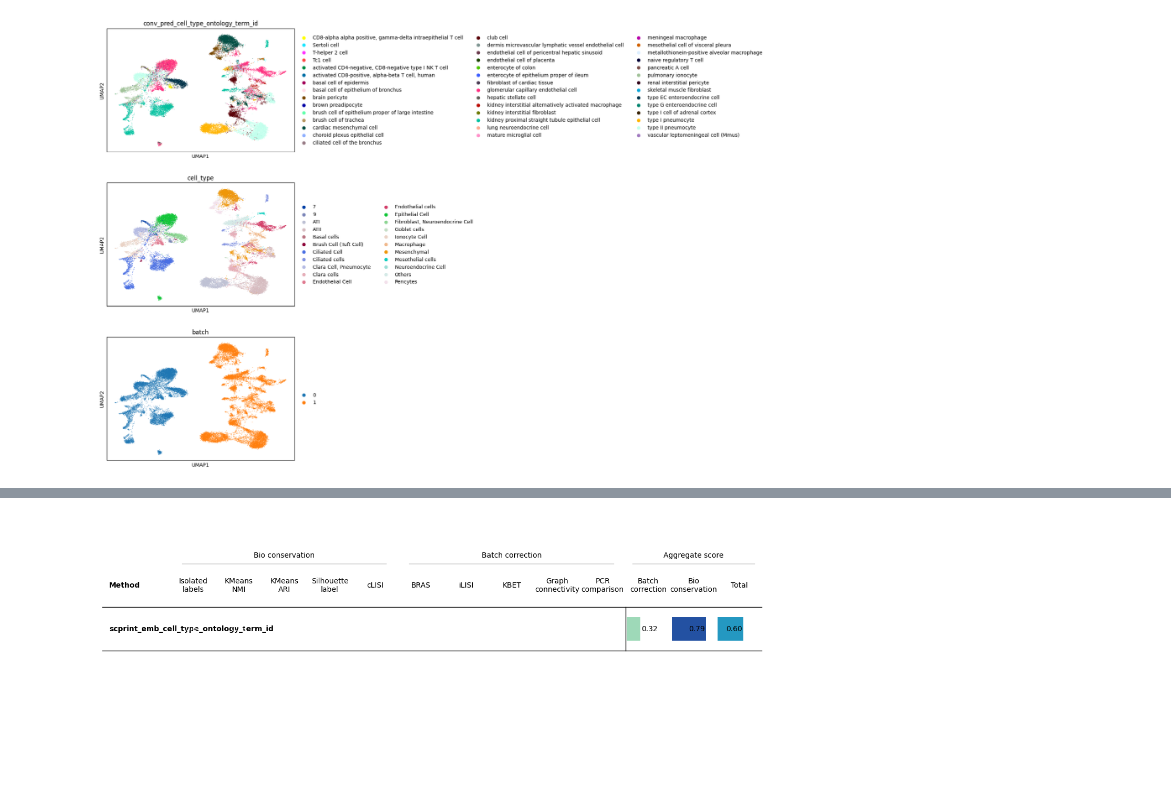
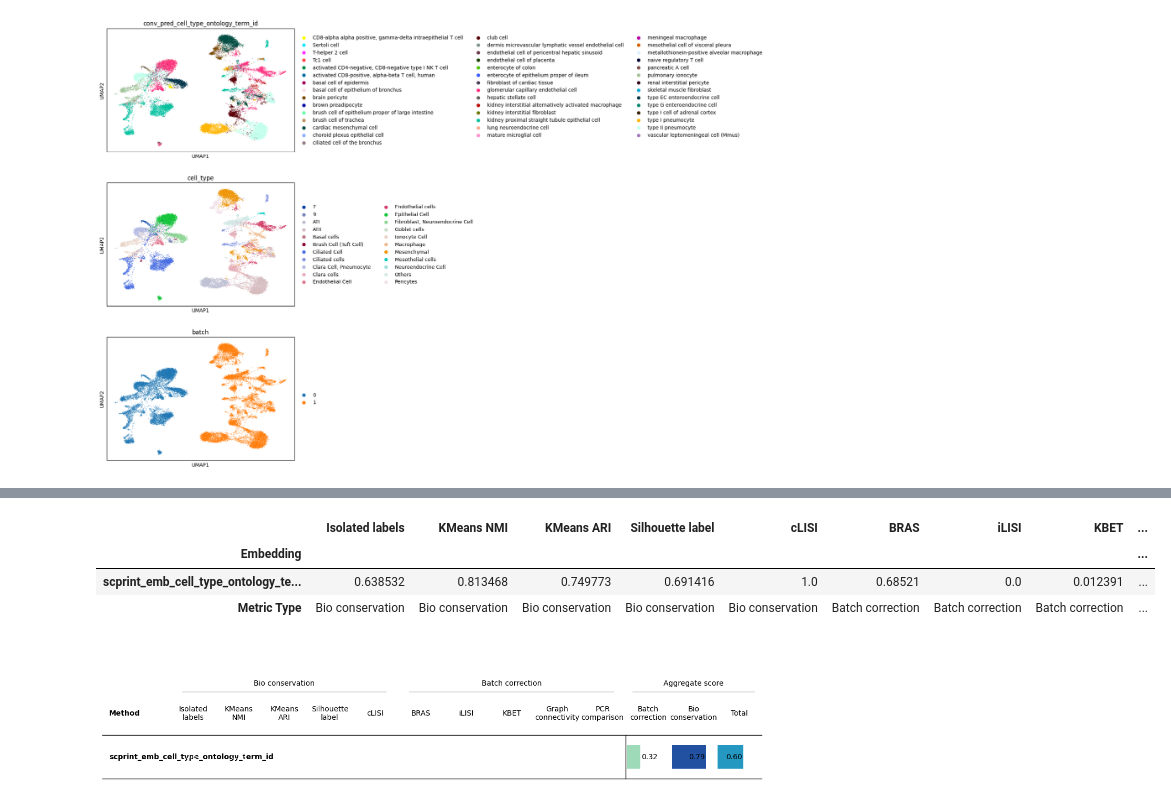
Before and after one commit to cantinilab/scPRINT, a Jupyter notebook: notebooks/scPRINT-2-repro-notebooks/fine_tuning_cross_species_emb_mmd.ipynb, the cells around one changed output, grey strips where cells are left out. Saved outputs shown, nothing was run; the diff lists cells and outputs as text; code cells hidden in the pictures; blank space fills up the shorter version.

```diff
--- a/notebooks/scPRINT-2-repro-notebooks/fine_tuning_cross_species_emb_mmd.ipynb
+++ b/notebooks/scPRINT-2-repro-notebooks/fine_tuning_cross_species_emb_mmd.ipynb
@@ -517,6 +517,7 @@ embed = Embedder(
     num_workers=8,
     pred_embedding=["all"],
     doplot=False,
+    save_every=10_000,
 )
 # %%
 n_adata, metrics = embed(model, da.copy())
@@ -595,6 +608,13 @@ INFO     CL:0002204 consists of a single batch or is too small. Skip.
 INFO     CL:0005006 consists of a single batch or is too small. Skip.
 INFO     CL:0008019 consists of a single batch or is too small. Skip.
 INFO     unknown consists of a single batch or is too small. Skip.
+# %%
+bm.get_results(min_max_scale=False)
+# %% [output]
+|  | Isolated labels | KMeans NMI | KMeans ARI | Silhouette label | cLISI | BRAS | iLISI | KBET | ... |
+| Embedding |  |  |  |  |  |  |  |  | ... |
+| scprint_emb_cell_type_ontology_te... | 0.638532 | 0.813468 | 0.749773 | 0.691416 | 1.0 | 0.68521 | 0.0 | 0.012391 | ... |
+| Metric Type | Bio conservation | Bio conservation | Bio conservation | Bio conservation | Bio conservation | Batch correction | Batch correction | Batch correction | ... |
 # %%
 # after fine tuning
 bm.plot_results_table(min_max_scale=False)
```
Also changed, not shown: parts of 5 cells of this notebook, 8 other files.
